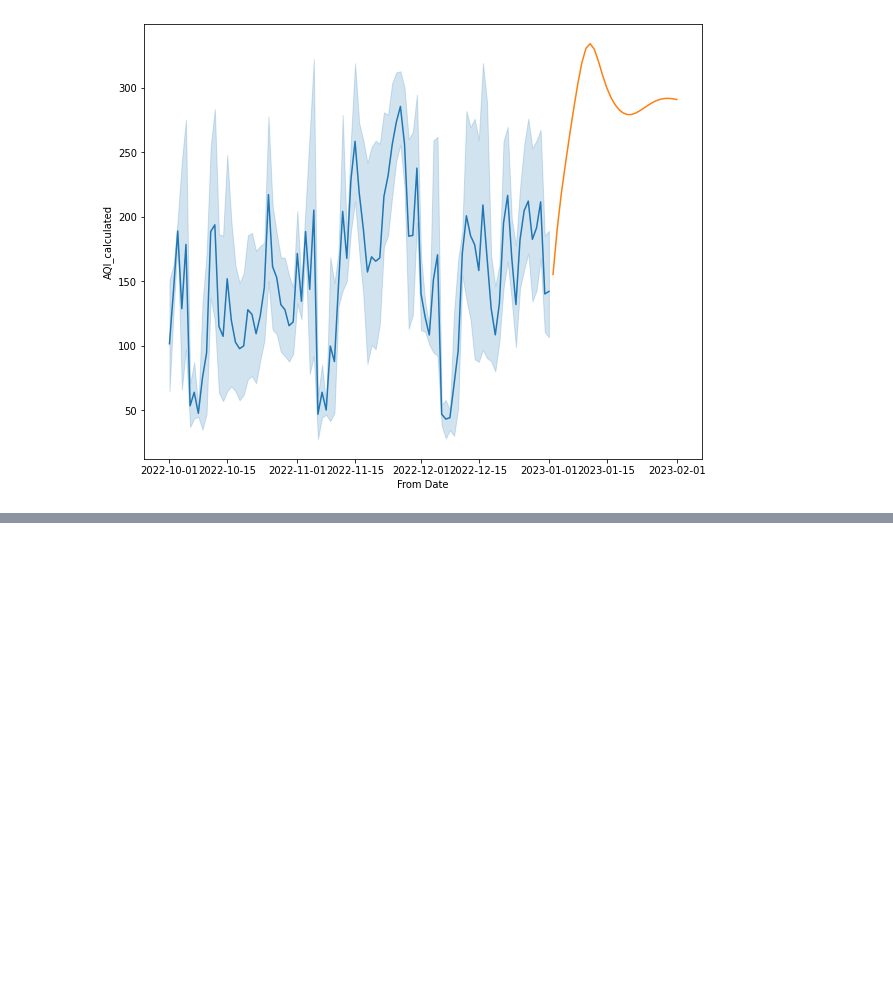
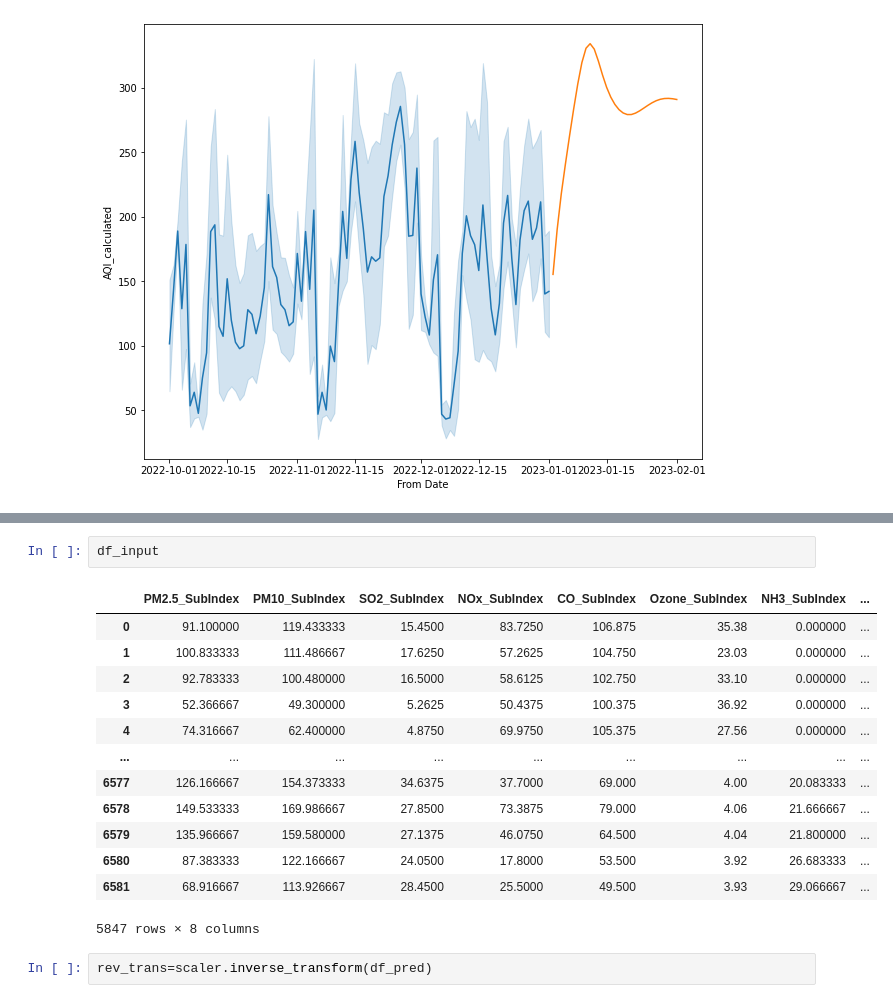
Before and after one commit to Anurag1902/Mumbai-AQI-Forecast, a Jupyter notebook: Mumbai_AQI_Projection.ipynb, the cells around one changed output, grey strips where cells are left out. Saved outputs shown, nothing was run; the diff lists cells and outputs as text; blank space fills up the shorter version.

```diff
--- a/Mumbai_AQI_Projection.ipynb
+++ b/Mumbai_AQI_Projection.ipynb
@@ -639,0 +749,18 @@ See the caveats in the documentation: https://pandas.pydata.org/pandas-docs/stab
+# %%
+df_input
+# %% [output]
+|  | PM2.5_SubIndex | PM10_SubIndex | SO2_SubIndex | NOx_SubIndex | CO_SubIndex | Ozone_SubIndex | NH3_SubIndex | ... |
+| 0 | 91.100000 | 119.433333 | 15.4500 | 83.7250 | 106.875 | 35.38 | 0.000000 | ... |
+| 1 | 100.833333 | 111.486667 | 17.6250 | 57.2625 | 104.750 | 23.03 | 0.000000 | ... |
+| 2 | 92.783333 | 100.480000 | 16.5000 | 58.6125 | 102.750 | 33.10 | 0.000000 | ... |
+| 3 | 52.366667 | 49.300000 | 5.2625 | 50.4375 | 100.375 | 36.92 | 0.000000 | ... |
+| 4 | 74.316667 | 62.400000 | 4.8750 | 69.9750 | 105.375 | 27.56 | 0.000000 | ... |
+| ... | ... | ... | ... | ... | ... | ... | ... | ... |
+| 6577 | 126.166667 | 154.373333 | 34.6375 | 37.7000 | 69.000 | 4.00 | 20.083333 | ... |
+| 6578 | 149.533333 | 169.986667 | 27.8500 | 73.3875 | 79.000 | 4.06 | 21.666667 | ... |
+| 6579 | 135.966667 | 159.580000 | 27.1375 | 46.0750 | 64.500 | 4.04 | 21.800000 | ... |
+| 6580 | 87.383333 | 122.166667 | 24.0500 | 17.8000 | 53.500 | 3.92 | 26.683333 | ... |
+| 6581 | 68.916667 | 113.926667 | 28.4500 | 25.5000 | 49.500 | 3.93 | 29.066667 | ... |
+5847 rows × 8 columns
+# %%
+rev_trans=scaler.inverse_transform(df_pred)
```
Also changed, not shown: parts of 21 cells of this notebook.
